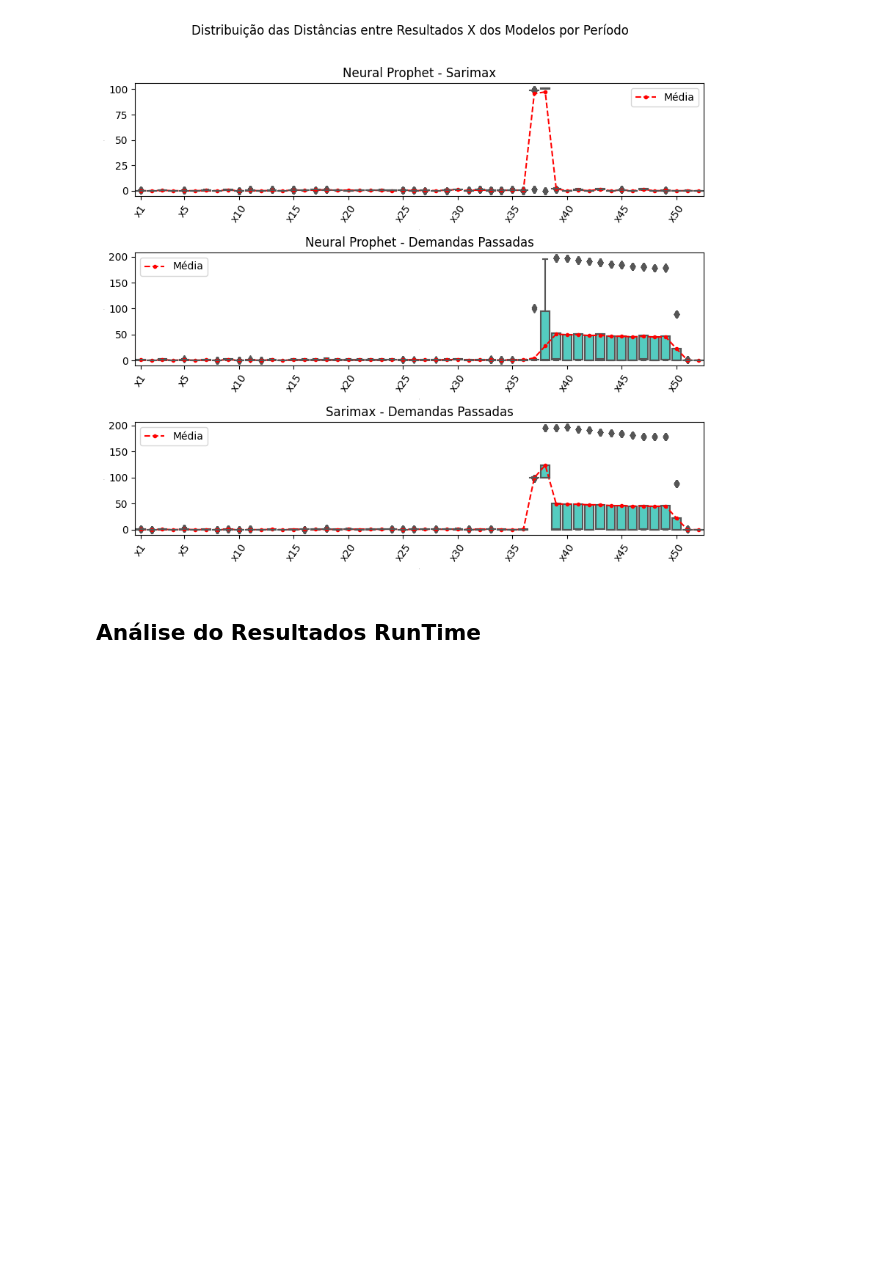
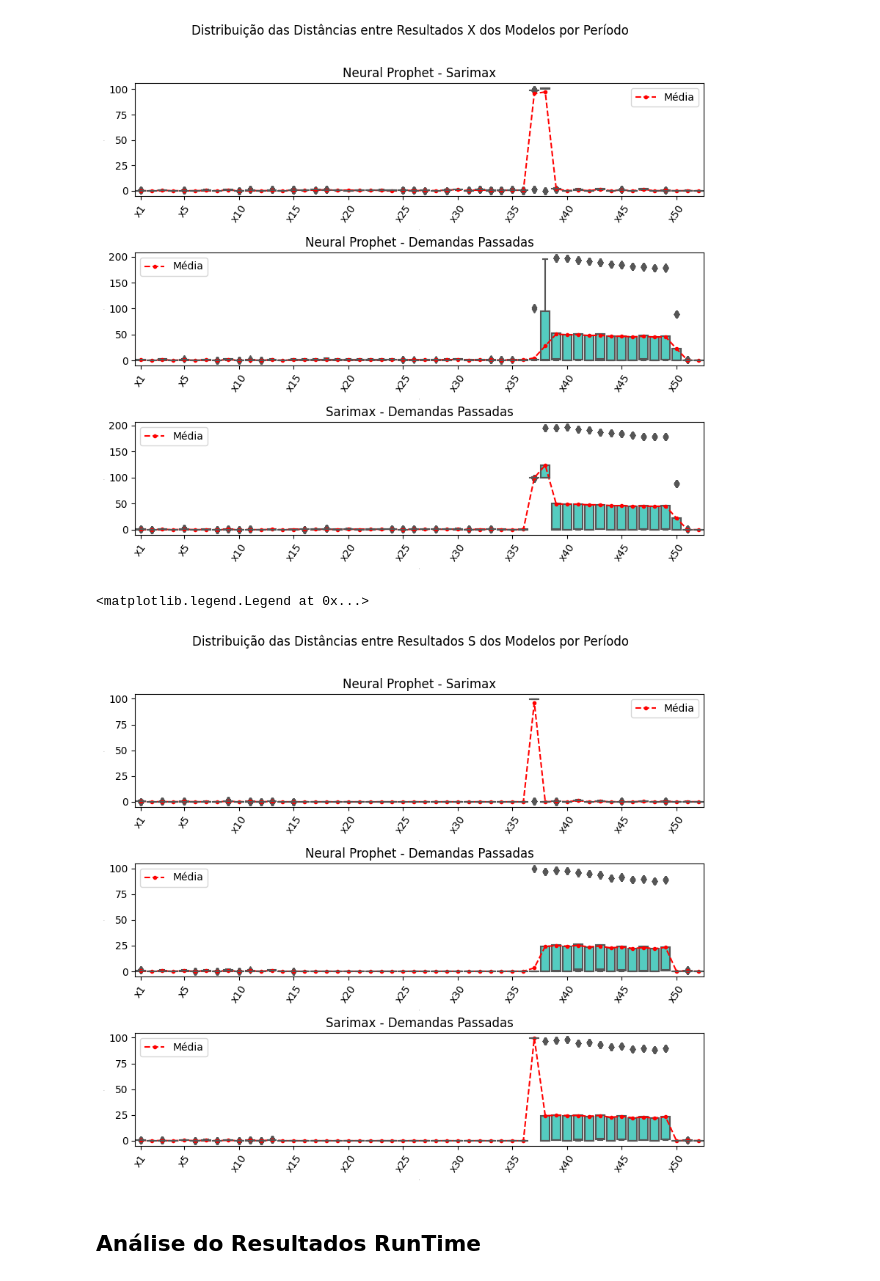
Before and after one commit to MarcioB1999/Prev_For_ULS, a Jupyter notebook: Modelo_pi/resultados_pi_analise.ipynb, the cells around one changed output. Cells and saved outputs as stored; diff of their text form; code cells hidden in the pictures; blank space fills up the shorter version.

```diff
--- a/Modelo_pi/resultados_pi_analise.ipynb
+++ b/Modelo_pi/resultados_pi_analise.ipynb
@@ -229,6 +229,55 @@ plt.legend()
 # %% [output]
 <matplotlib.legend.Legend at 0x...>
 [figure]
+# %%
+dist_s_NS = describe_dist_var(resultados_np,resultados_sar,'s')
+boxPlot_dist_s_NS = dataFrame_to_boxPlot(dist_s_NS,'dist')
+
+dist_s_NT = describe_dist_var(resultados_np,resultados_treino,'s')
+boxPlot_dist_s_NT = dataFrame_to_boxPlot(dist_s_NT,'dist')
+
+dist_s_ST = describe_dist_var(resultados_sar,resultados_treino,'s')
+boxPlot_dist_s_ST = dataFrame_to_boxPlot(dist_s_ST,'dist')
+# %%
+fig=plt.figure(figsize=(10,8))
+plt.subplots_adjust(wspace=0, hspace=0.5)
+fig.suptitle('Distribuição das Distâncias entre Resultados S dos Modelos por Período')
+
+ax=fig.add_subplot(3,1,1)
+ax.set_title('Neural Prophet - Sarimax')
+sns.boxplot(data=boxPlot_dist_s_NS,x='x',y='dist',color='turquoise')
+plt.plot(dist_s_NS.columns,dist_s_NS.describe().iloc[1,:],color='red',marker='.',linestyle='--',label='Média')
+plt.xlabel([], fontsize=0)
+plt.ylabel([], fontsize=0)
+for tick in ax.get_xticklabels():
+    tick.set_rotation(55)
+plt.xticks([0]+[i*5-1 for i in range(1,int(len(dist_s_NS.columns)/5)+1)])
+plt.legend()
+
+ax=fig.add_subplot(3,1,2)
+ax.set_title('Neural Prophet - Demandas Passadas')
+sns.boxplot(data=boxPlot_dist_s_NT,x='x',y='dist',color='turquoise')
+plt.plot(dist_s_NT.columns,dist_s_NT.describe().iloc[1,:],color='red',marker='.',linestyle='--',label='Média')
+plt.xlabel([], fontsize=0)
+plt.ylabel([], fontsize=0)
+for tick in ax.get_xticklabels():
+    tick.set_rotation(55)
+plt.xticks([0]+[i*5-1 for i in range(1,int(len(dist_s_NT.columns)/5)+1)])
+plt.legend()
+
+ax=fig.add_subplot(3,1,3)
+ax.set_title('Sarimax - Demandas Passadas')
+sns.boxplot(data=boxPlot_dist_s_ST,x='x',y='dist',color='turquoise')
+plt.plot(dist_s_ST.columns,dist_s_ST.describe().iloc[1,:],color='red',marker='.',linestyle='--',label='Média')
+plt.xlabel([], fontsize=0)
+plt.ylabel([], fontsize=0)
+for tick in ax.get_xticklabels():
+    tick.set_rotation(55)
+plt.xticks([0]+[i*5-1 for i in range(1,int(len(dist_s_ST.columns)/5)+1)])
+plt.legend()
+# %% [output]
+<matplotlib.legend.Legend at 0x...>
+[figure, added]
 # %% [markdown]
 ## Análise do Resultados RunTime
 # %%
```
